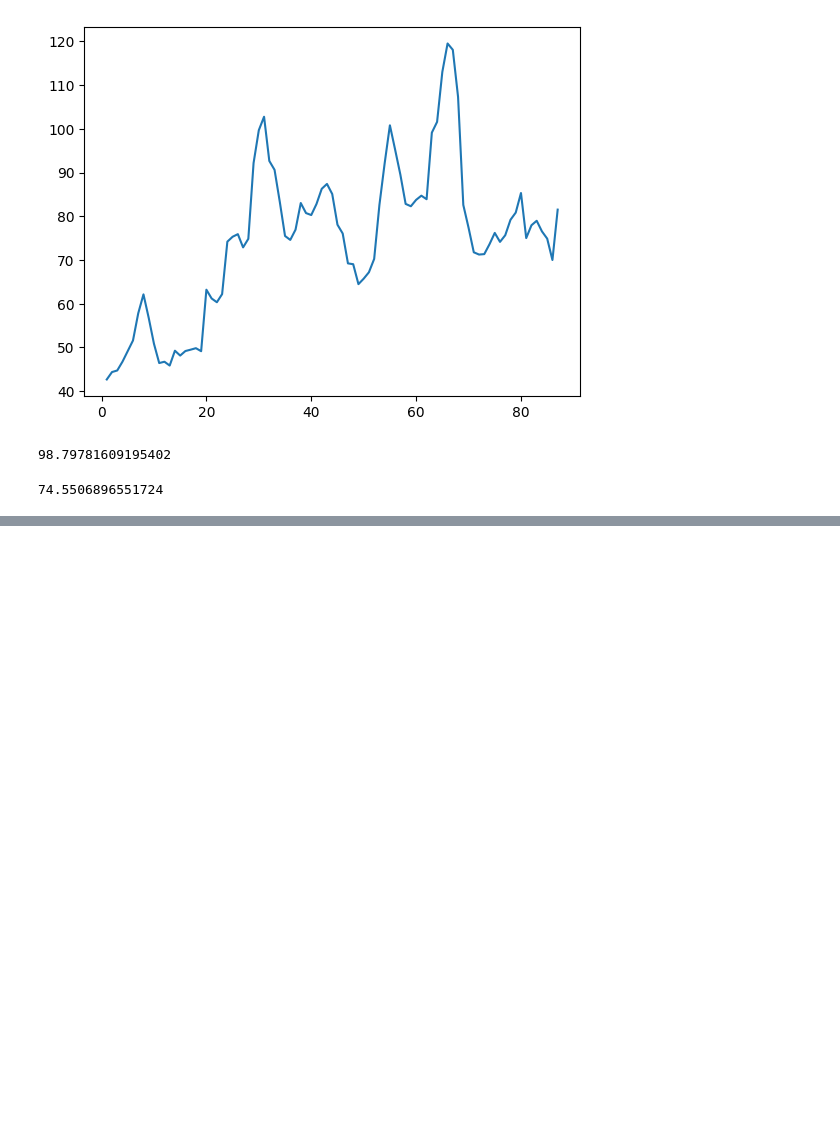
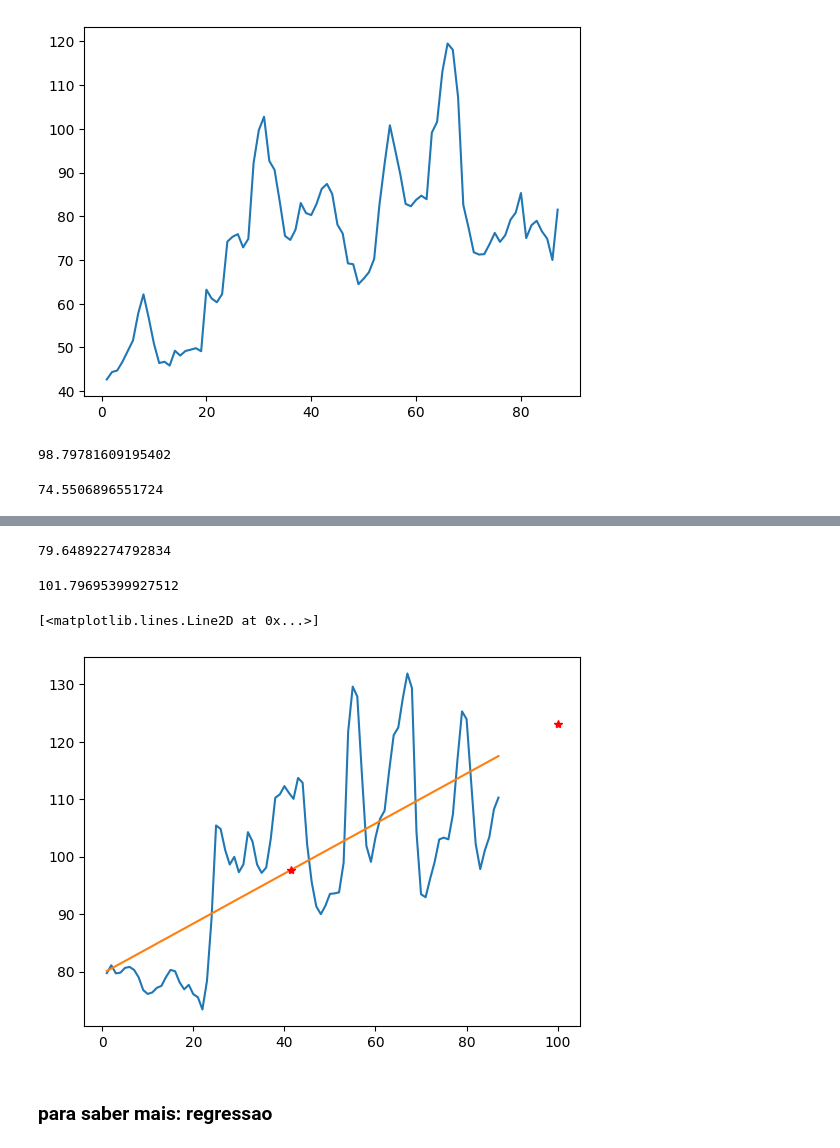
Before and after one commit to silvaBreno/alura-python-datascience, a Jupyter notebook: numpy_curso.ipynb, the cells around one changed output, grey strips where cells are left out. Cells and saved outputs as stored; diff of their text form; code cells hidden in the pictures; blank space fills up the shorter version.

```diff
--- a/numpy_curso.ipynb
+++ b/numpy_curso.ipynb
@@ -292,0 +390,4 @@ np.mean(Kaliningrad)
+# %%
+Y = Moscow
+X = dates
+n = np.size(Moscow) # calcula o numero de elementos do array
@@ -292,0 +405,3 @@ np.mean(Kaliningrad)
+# %%
+a = (n*np.sum(X*Y) - np.sum(X)*np.sum(Y))/(n*np.sum(X**2) - np.sum(X)**2)
+a
@@ -292,0 +414,21 @@ np.mean(Kaliningrad)
+# %%
+b = np.mean(Y) - a*np.mean(X)
+b
+# %% [output]
+79.64892274792834
+# %%
+y = a*X + b
+# %%
+np.linalg.norm(Moscow-y)
+# %% [output]
+101.79695399927512
+# %%
+plt.plot(dates, Moscow)
+plt.plot(x,y)
+plt.plot(41.5,41.5*a+b,'*r') #estimando o valor para o meio do mes 41
+plt.plot(100,100*a+b,'*r') # estimando para o mes 100, ou seja, para o futuro
+# %% [output]
+[<matplotlib.lines.Line2D at 0x...>]
+[figure, added]
+# %% [markdown]
+### para saber mais: regressao
```
Also changed, not shown: parts of 30 cells of this notebook, 3 other files.
